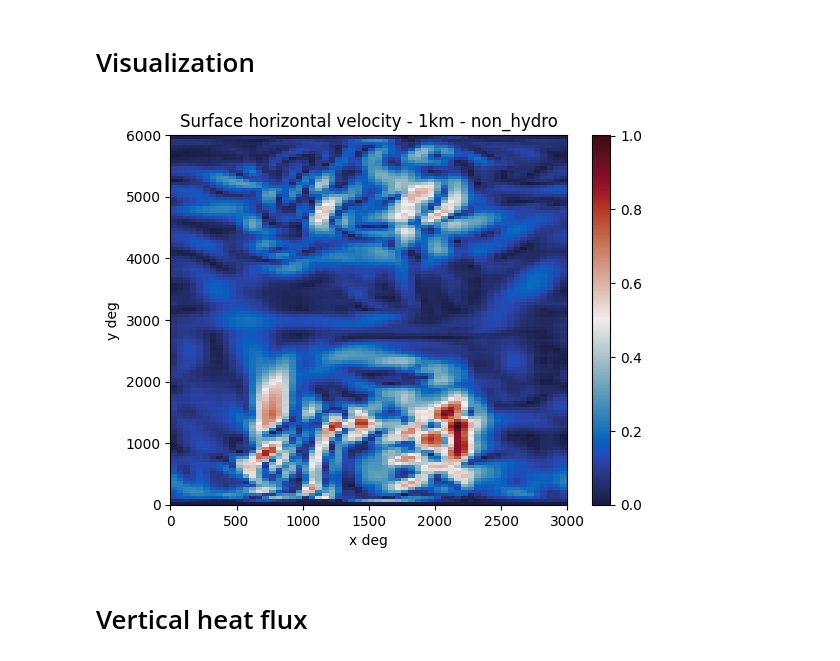
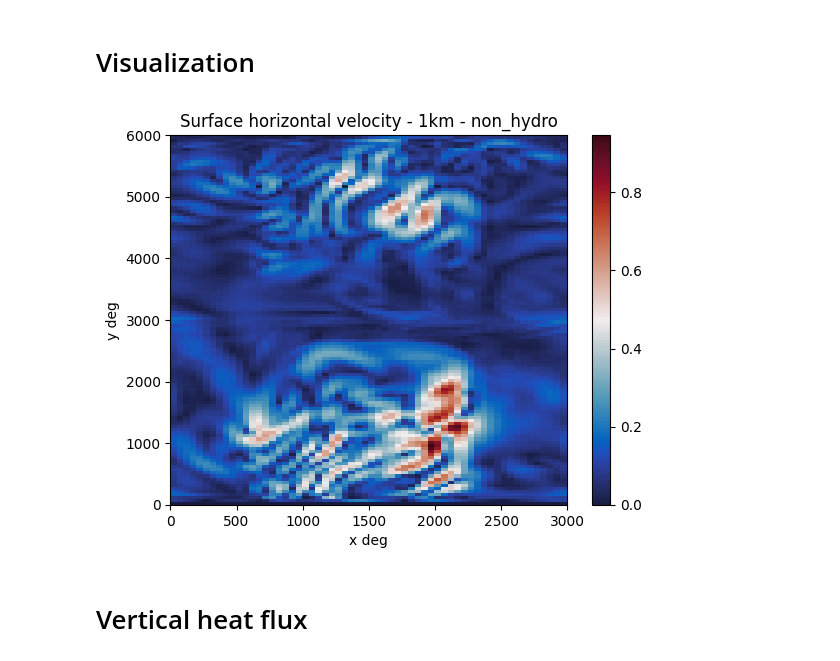
Before and after one commit to zjcxiaobai/submeso_data_driven, a Jupyter notebook: src/post_analysis/equilibrium/Viz.ipynb, the cells around one changed output. Saved outputs shown, nothing was run; the diff lists cells and outputs as text; code cells hidden in the pictures.

```diff
--- a/src/post_analysis/equilibrium/Viz.ipynb
+++ b/src/post_analysis/equilibrium/Viz.ipynb
@@ -3,29 +3,29 @@
 # %%
 from MITgcmutils import diagnostics      # used to read in statistical diagnostics output
 from MITgcmutils import mds
 import numpy as np
 import matplotlib.pyplot as plt
 import cmocean
 # Grid info
 
 # path of the output files
 path_scratch = '/scratch/jczhang/'
 path_MITgcm = 'MITgcm_50km_FK/verification/tutorial_reentrant_channel/'
 path = 'run/'
 
 XC = mds.rdmds(path_scratch + path_MITgcm + path + 'XC')
 YC = mds.rdmds(path_scratch + path_MITgcm + path + 'YC')
-U = mds.rdmds(path_scratch + path_MITgcm + path +'U', 2376000)
-V = mds.rdmds(path_scratch + path_MITgcm + path +'V', 2376000)
+U = mds.rdmds(path_scratch + path_MITgcm + path +'U', 2151360)
+V = mds.rdmds(path_scratch + path_MITgcm + path +'V', 2151360)
 u = np.sqrt(U**2 + V**2)
 plt.pcolor(XC/1000, YC/1000, u[0,:,:], cmap=cmocean.cm.balance)
 plt.title("Surface horizontal velocity - 1km - non_hydro")
 plt.xlabel('x deg')
 plt.ylabel('y deg')
 plt.colorbar()
 plt.show()
 # %% [output]
-[figure, old version]
+[figure, new version]
 # %% [markdown]
 # Vertical heat flux
 # %%
```
Also changed, not shown: 2 other files.
